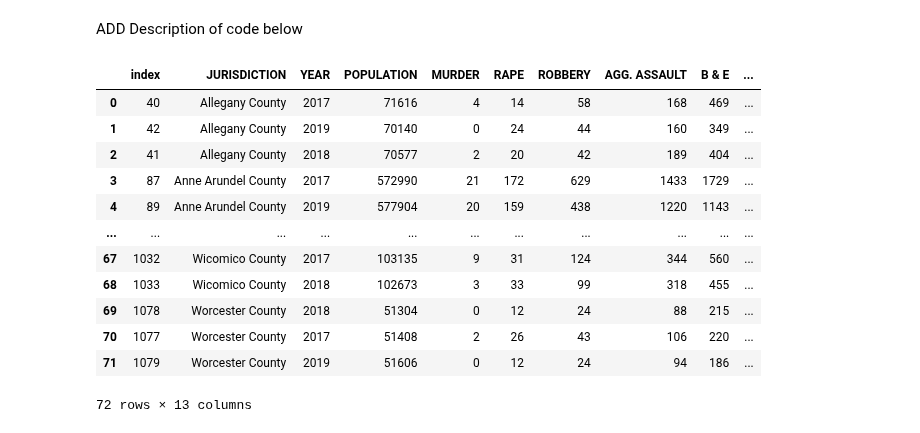
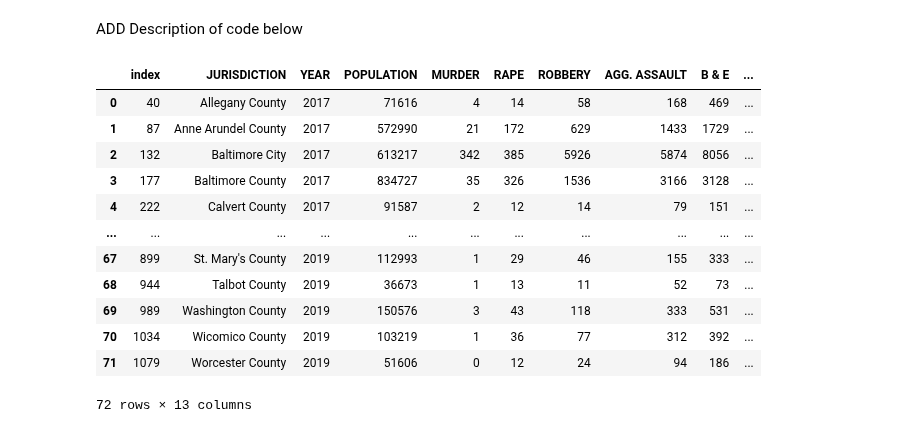
Before and after one commit to lgmueller/lgmueller.github.io, a Jupyter notebook: final-project/final-project.ipynb, the cells around one changed output. Saved outputs shown, nothing was run; the diff lists cells and outputs as text; code cells hidden in the pictures.

```diff
--- a/final-project/final-project.ipynb
+++ b/final-project/final-project.ipynb
@@ -72,40 +100,38 @@ ADD Description of code below
 # %%
 # Cleaning up violent crime data
 
 # only looking at years 2017, 2018, 2019
 years = [2017, 2018, 2019]
 # create separate dataframes for crime in 2017, 2018, and 2019
 crime_17 = crime_data[crime_data.YEAR.eq(2017)]
 crime_18 = crime_data[crime_data.YEAR.eq(2018)]
 crime_19 = crime_data[crime_data.YEAR.eq(2019)]
 
 # merge all three dataframes
 crime_df = pd.concat([crime_17, crime_18, crime_19])
 
-# sort values alphabetically by county
-crime_df = crime_df.sort_values('JURISDICTION')
 
 # only keep first 19 columns of the dataframe since this is the only relevant information needed
 crime_df = crime_df.iloc[:, :19]
 
 # remove the percent change and individual crime total columns since this data is not needed for our analysis
 crime_df = crime_df.drop(columns = ['PERCENT CHANGE', 'VIOLENT CRIME TOTAL', 'VIOLENT CRIME PERCENT', 'VIOLENT CRIME PERCENT CHANGE', 'PROPERTY CRIME TOTALS', 'PROPERTY CRIME PERCENT', 'PROPERTY CRIME PERCENT CHANGE'])
 
 # reset dataframe index so it starts at 0
 crime_df = crime_df.reset_index(level=None, drop=False, inplace=False, col_level=0, col_fill='')
 
 crime_df
 # %% [output]
 |  | index | JURISDICTION | YEAR | POPULATION | MURDER | RAPE | ROBBERY | AGG. ASSAULT | B & E | ... |
 | 0 | 40 | Allegany County | 2017 | 71616 | 4 | 14 | 58 | 168 | 469 | ... |
-| 1 | 42 | Allegany County | 2019 | 70140 | 0 | 24 | 44 | 160 | 349 | ... |
-| 2 | 41 | Allegany County | 2018 | 70577 | 2 | 20 | 42 | 189 | 404 | ... |
-| 3 | 87 | Anne Arundel County | 2017 | 572990 | 21 | 172 | 629 | 1433 | 1729 | ... |
-| 4 | 89 | Anne Arundel County | 2019 | 577904 | 20 | 159 | 438 | 1220 | 1143 | ... |
+| 1 | 87 | Anne Arundel County | 2017 | 572990 | 21 | 172 | 629 | 1433 | 1729 | ... |
+| 2 | 132 | Baltimore City | 2017 | 613217 | 342 | 385 | 5926 | 5874 | 8056 | ... |
+| 3 | 177 | Baltimore County | 2017 | 834727 | 35 | 326 | 1536 | 3166 | 3128 | ... |
+| 4 | 222 | Calvert County | 2017 | 91587 | 2 | 12 | 14 | 79 | 151 | ... |
 | ... | ... | ... | ... | ... | ... | ... | ... | ... | ... | ... |
-| 67 | 1032 | Wicomico County | 2017 | 103135 | 9 | 31 | 124 | 344 | 560 | ... |
-| 68 | 1033 | Wicomico County | 2018 | 102673 | 3 | 33 | 99 | 318 | 455 | ... |
-| 69 | 1078 | Worcester County | 2018 | 51304 | 0 | 12 | 24 | 88 | 215 | ... |
-| 70 | 1077 | Worcester County | 2017 | 51408 | 2 | 26 | 43 | 106 | 220 | ... |
+| 67 | 899 | St. Mary's County | 2019 | 112993 | 1 | 29 | 46 | 155 | 333 | ... |
+| 68 | 944 | Talbot County | 2019 | 36673 | 1 | 13 | 11 | 52 | 73 | ... |
+| 69 | 989 | Washington County | 2019 | 150576 | 3 | 43 | 118 | 333 | 531 | ... |
+| 70 | 1034 | Wicomico County | 2019 | 103219 | 1 | 36 | 77 | 312 | 392 | ... |
 | 71 | 1079 | Worcester County | 2019 | 51606 | 0 | 12 | 24 | 94 | 186 | ... |
 72 rows × 13 columns
```
Also changed, not shown: parts of 8 cells of this notebook.
